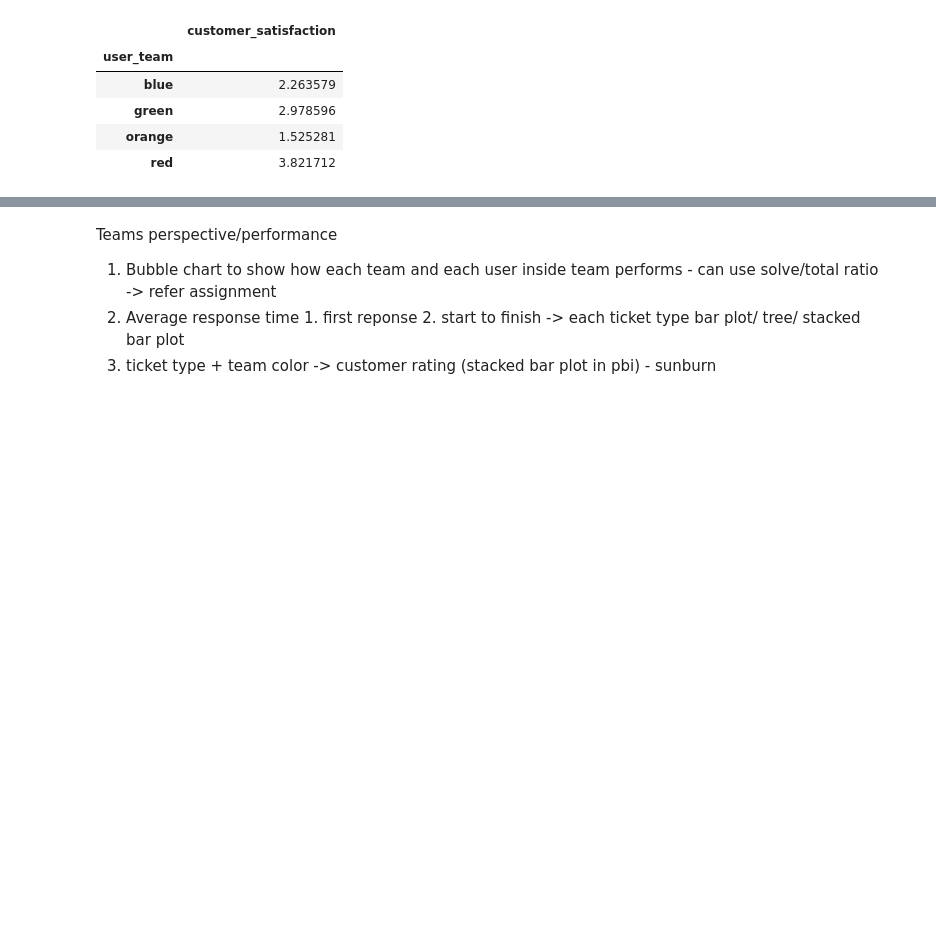
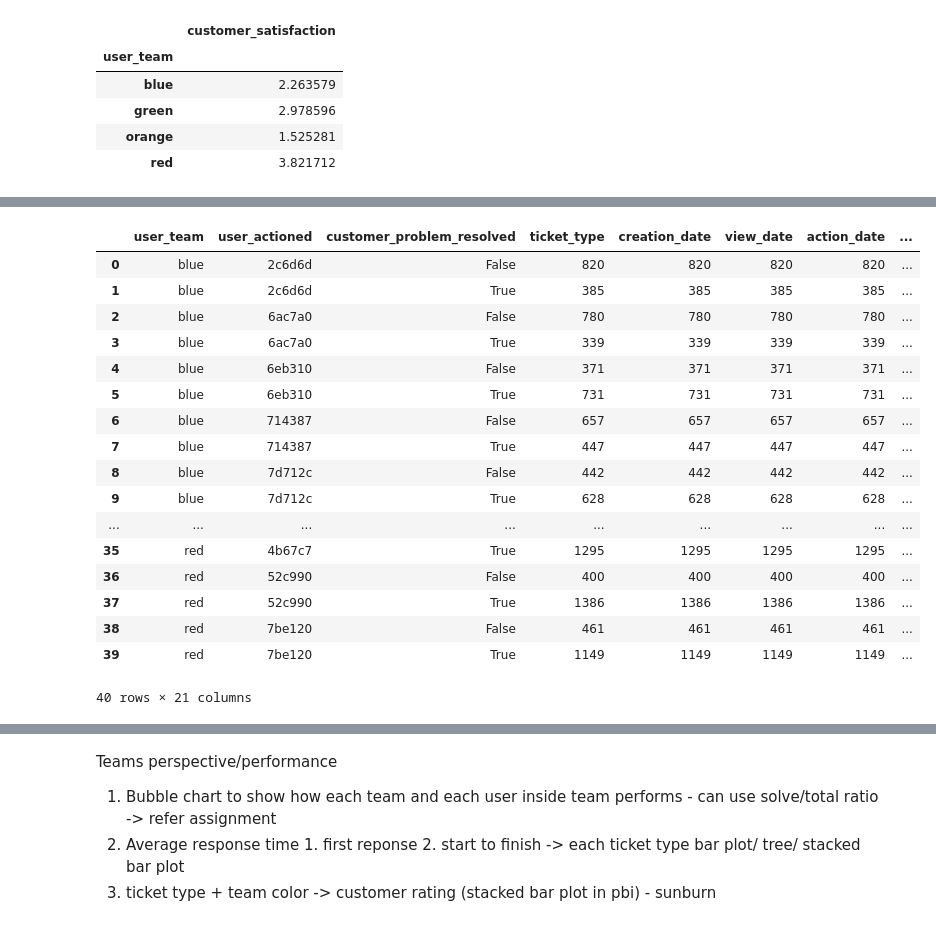
Before and after one commit to hiimani28/DVproject1, a Jupyter notebook: eda.ipynb, the cells around one changed output, grey strips where cells are left out. Drawn from its saved outputs; the diff is of its cells as text; code cells hidden in the pictures; blank space fills up the shorter version.

Commit message:
Group data as discussed

```diff
--- a/eda.ipynb
+++ b/eda.ipynb
@@ -362,0 +368,22 @@ live
+# %%
+df_employee = df.groupby(['user_team', 'user_actioned', 'customer_problem_resolved']).count().reset_index()
+df_employee
+# %% [output]
+|  | user_team | user_actioned | customer_problem_resolved | ticket_type | creation_date | view_date | action_date | ... |
+| 0 | blue | 2c6d6d | False | 820 | 820 | 820 | 820 | ... |
+| 1 | blue | 2c6d6d | True | 385 | 385 | 385 | 385 | ... |
+| 2 | blue | 6ac7a0 | False | 780 | 780 | 780 | 780 | ... |
+| 3 | blue | 6ac7a0 | True | 339 | 339 | 339 | 339 | ... |
+| 4 | blue | 6eb310 | False | 371 | 371 | 371 | 371 | ... |
+| 5 | blue | 6eb310 | True | 731 | 731 | 731 | 731 | ... |
+| 6 | blue | 714387 | False | 657 | 657 | 657 | 657 | ... |
+| 7 | blue | 714387 | True | 447 | 447 | 447 | 447 | ... |
+| 8 | blue | 7d712c | False | 442 | 442 | 442 | 442 | ... |
+| 9 | blue | 7d712c | True | 628 | 628 | 628 | 628 | ... |
+| ... | ... | ... | ... | ... | ... | ... | ... | ... |
+| 35 | red | 4b67c7 | True | 1295 | 1295 | 1295 | 1295 | ... |
+| 36 | red | 52c990 | False | 400 | 400 | 400 | 400 | ... |
+| 37 | red | 52c990 | True | 1386 | 1386 | 1386 | 1386 | ... |
+| 38 | red | 7be120 | False | 461 | 461 | 461 | 461 | ... |
+| 39 | red | 7be120 | True | 1149 | 1149 | 1149 | 1149 | ... |
+40 rows × 21 columns
```
Also changed, not shown: parts of 13 cells of this notebook.
